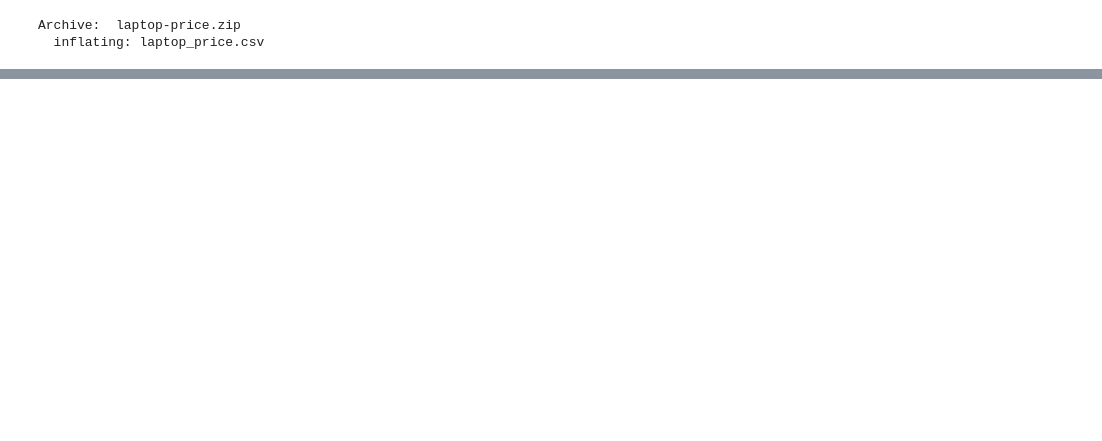
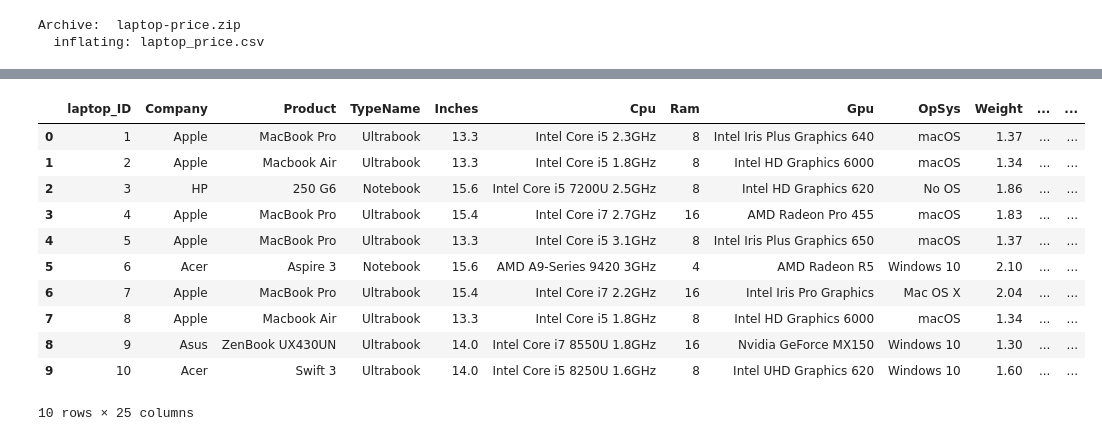
Before and after one commit to razieabbasi1999/Laptop-Price-Prediction-ML, a Jupyter notebook: laptop-price-prediction.ipynb, the cells around one changed output, grey strips where cells are left out. Saved outputs shown, nothing was run; the diff lists cells and outputs as text; code cells hidden in the pictures; blank space fills up the shorter version.

```diff
--- a/laptop-price-prediction.ipynb
+++ b/laptop-price-prediction.ipynb
@@ -28,0 +114,4 @@ Archive:  laptop-price.zip
+# %%
+# 4: PPI calculation
+df['PPI'] = (
+(df['X_res'] ** 2 + df['Y_res'] ** 2) ** 0.5 / df['Inches']).round(2)
@@ -28,0 +166,2 @@ Archive:  laptop-price.zip
+# %%
+df.drop(columns=['ScreenResolution'], inplace=True)
@@ -28,0 +197,2 @@ Archive:  laptop-price.zip
+# %%
+df['Ram'] = df['Ram'].str.replace('GB', '').astype('int64')
@@ -28,0 +201,2 @@ Archive:  laptop-price.zip
+# %%
+df['Weight'] = df['Weight'].str.replace('kg', '').astype('float64')
@@ -28,0 +284,15 @@ Archive:  laptop-price.zip
+# %%
+df.head(10)
+# %% [output]
+|  | laptop_ID | Company | Product | TypeName | Inches | Cpu | Ram | Gpu | OpSys | Weight | ... | ... |
+| 0 | 1 | Apple | MacBook Pro | Ultrabook | 13.3 | Intel Core i5 2.3GHz | 8 | Intel Iris Plus Graphics 640 | macOS | 1.37 | ... | ... |
+| 1 | 2 | Apple | Macbook Air | Ultrabook | 13.3 | Intel Core i5 1.8GHz | 8 | Intel HD Graphics 6000 | macOS | 1.34 | ... | ... |
+| 2 | 3 | HP | 250 G6 | Notebook | 15.6 | Intel Core i5 7200U 2.5GHz | 8 | Intel HD Graphics 620 | No OS | 1.86 | ... | ... |
+| 3 | 4 | Apple | MacBook Pro | Ultrabook | 15.4 | Intel Core i7 2.7GHz | 16 | AMD Radeon Pro 455 | macOS | 1.83 | ... | ... |
+| 4 | 5 | Apple | MacBook Pro | Ultrabook | 13.3 | Intel Core i5 3.1GHz | 8 | Intel Iris Plus Graphics 650 | macOS | 1.37 | ... | ... |
+| 5 | 6 | Acer | Aspire 3 | Notebook | 15.6 | AMD A9-Series 9420 3GHz | 4 | AMD Radeon R5 | Windows 10 | 2.10 | ... | ... |
+| 6 | 7 | Apple | MacBook Pro | Ultrabook | 15.4 | Intel Core i7 2.2GHz | 16 | Intel Iris Pro Graphics | Mac OS X | 2.04 | ... | ... |
+| 7 | 8 | Apple | Macbook Air | Ultrabook | 13.3 | Intel Core i5 1.8GHz | 8 | Intel HD Graphics 6000 | macOS | 1.34 | ... | ... |
+| 8 | 9 | Asus | ZenBook UX430UN | Ultrabook | 14.0 | Intel Core i7 8550U 1.8GHz | 16 | Nvidia GeForce MX150 | Windows 10 | 1.30 | ... | ... |
+| 9 | 10 | Acer | Swift 3 | Ultrabook | 14.0 | Intel Core i5 8250U 1.6GHz | 8 | Intel UHD Graphics 620 | Windows 10 | 1.60 | ... | ... |
+10 rows × 25 columns
```
Also changed, not shown: parts of 25 cells of this notebook.
